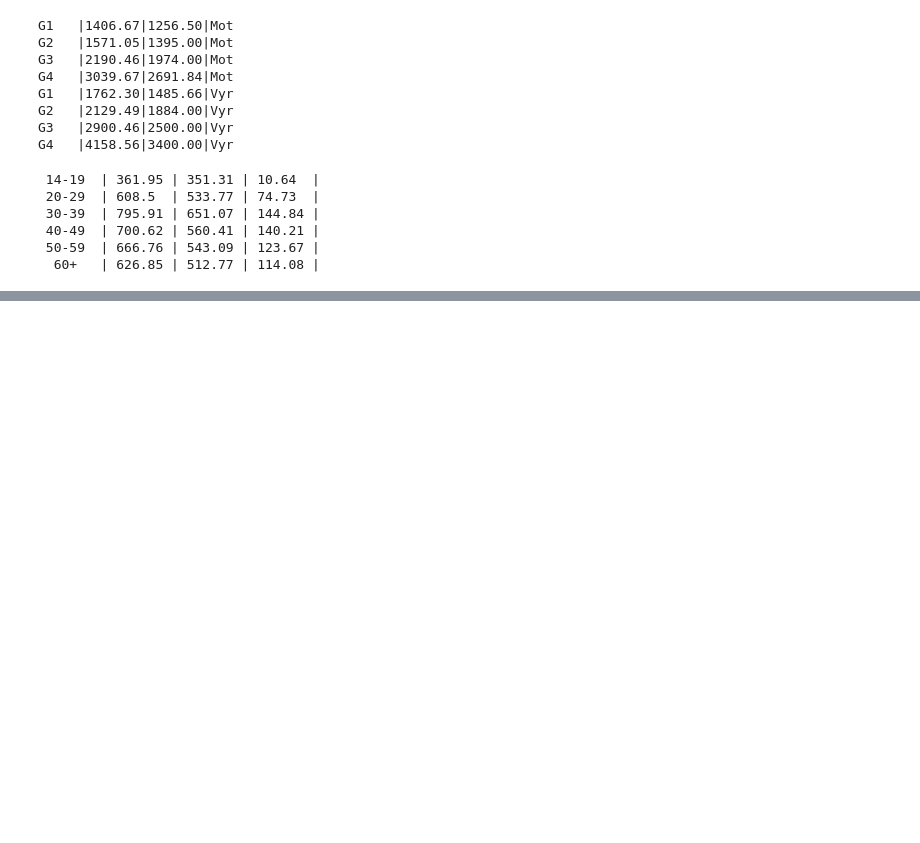
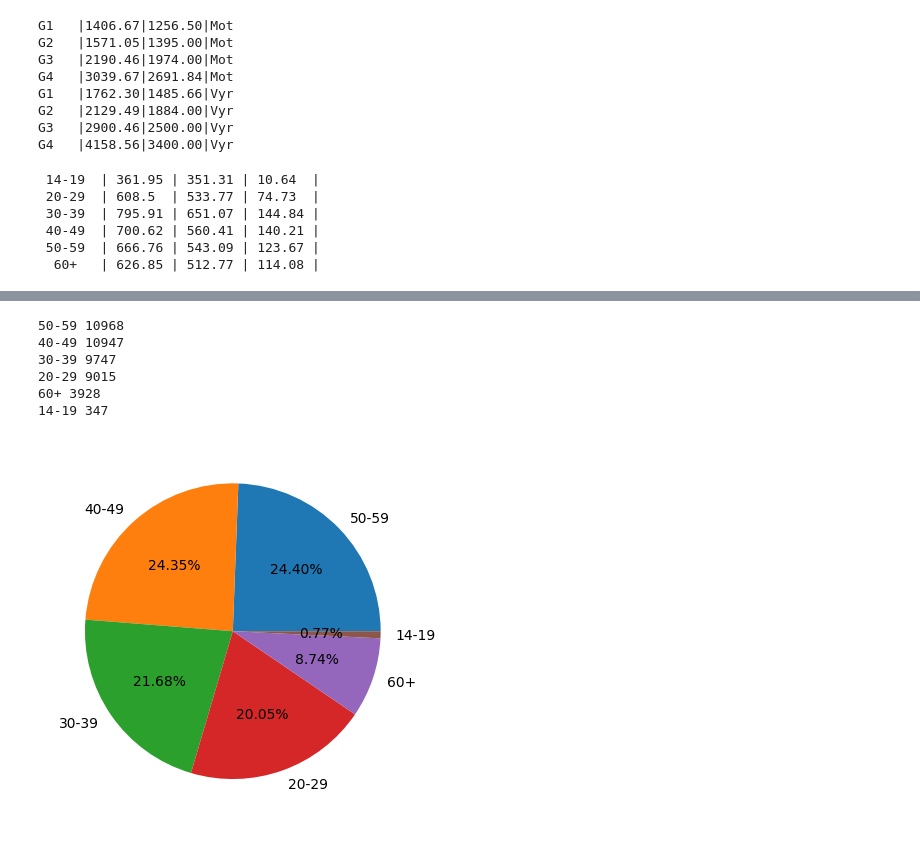
Before and after one commit to ISeeBugsEverywhere/DataScienceNotebooks, a Jupyter notebook: Studentai/EleTame/Po_SQL_5paskaita.ipynb, the cells around one changed output, grey strips where cells are left out. Drawn from its saved outputs; the diff is of its cells as text; code cells hidden in the pictures; blank space fills up the shorter version.

```diff
--- a/Studentai/EleTame/Po_SQL_5paskaita.ipynb
+++ b/Studentai/EleTame/Po_SQL_5paskaita.ipynb
@@ -169,0 +172,26 @@ for e in age:
+# %%
+# value_counts() ir pie plot:
+# kiek procentų buvo iš kiekvienos amžiaus grupės?
+import pandas as pd
+import matplotlib.pyplot as plt
+
+# Nuskaitome failą
+df = pd.read_csv('../../DATA/DUS2014.csv')
+c = df['amzius'].value_counts()
+amzius = c.index
+kiekiai = c.values
+
+for li, ci in zip(amzius, kiekiai):
+    print(li, ci)
+
+plt.pie(x=c.values, labels=c.index, autopct='%.2f%%')
+
+plt.show()
+# %% [output]
+50-59 10968
+40-49 10947
+30-39 9747
+20-29 9015
+60+ 3928
+14-19 347
+[figure, added]
```
Also changed, not shown: parts of 10 cells of this notebook.
